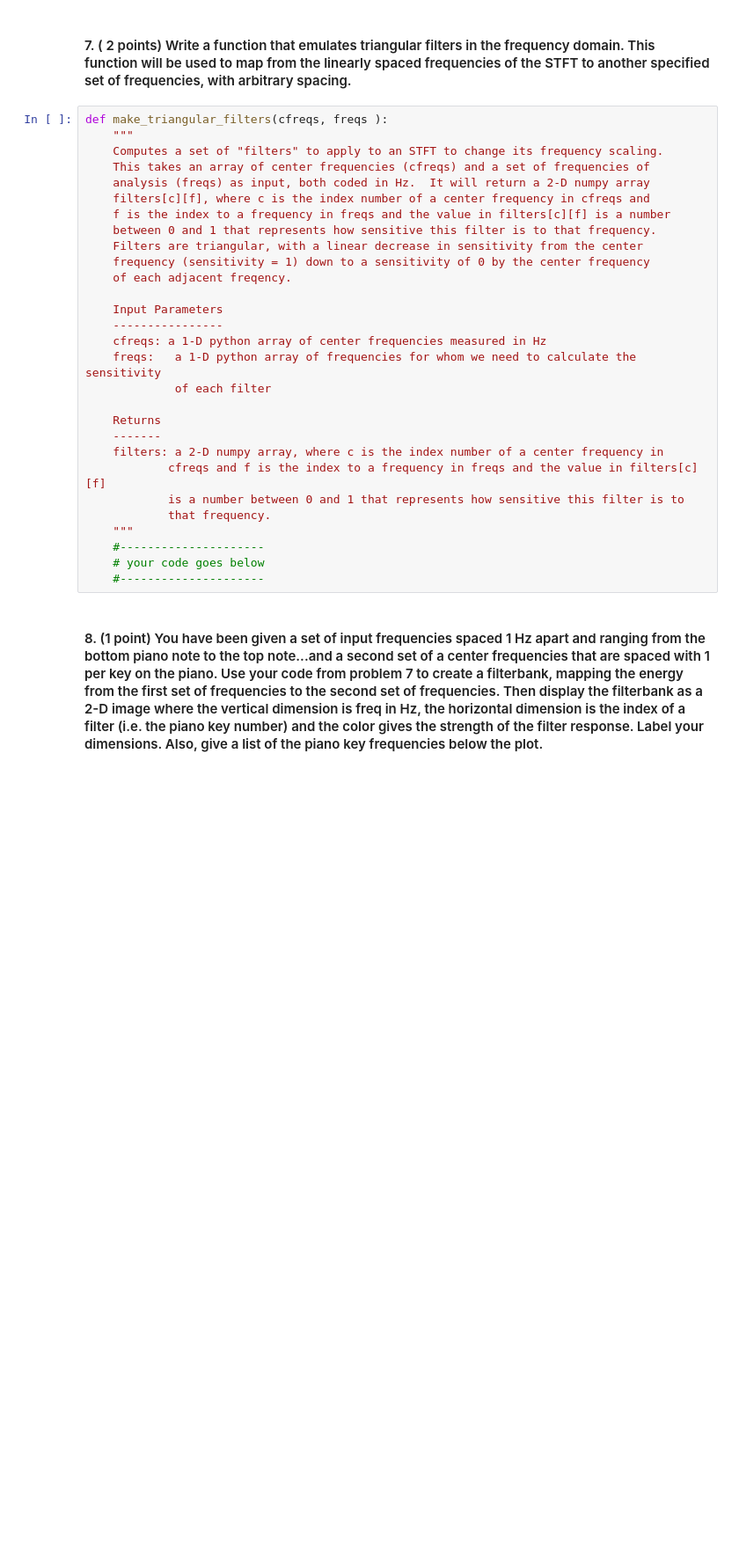
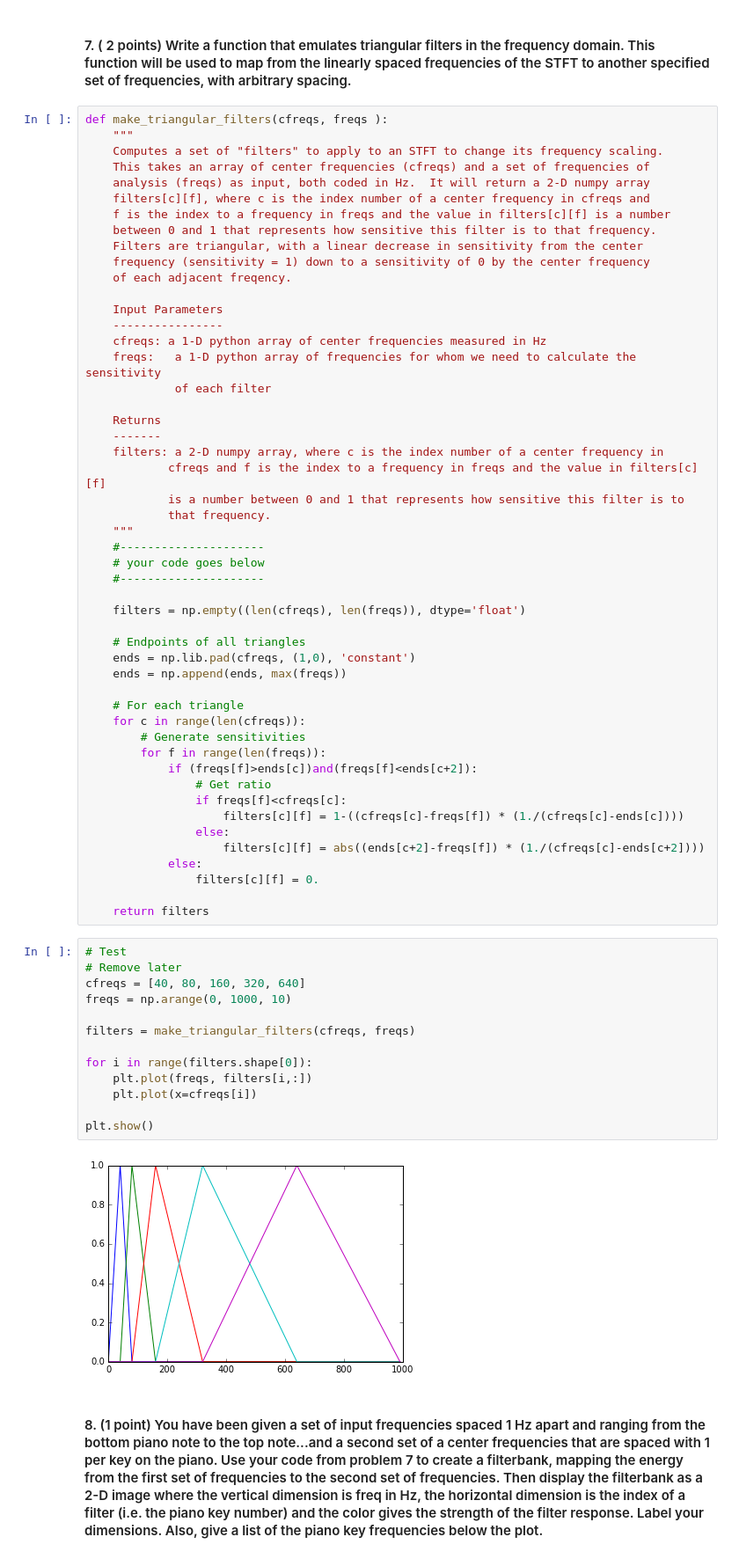
Before and after one commit to hannah-rose/musical_machines, a Jupyter notebook: HW2/HW2.ipynb, the cells around one changed output. Shown at 88% size. Saved outputs shown, nothing was run; the diff lists cells and outputs as text; blank space fills up the shorter version.

```diff
--- a/HW2/HW2.ipynb
+++ b/HW2/HW2.ipynb
@@ -302,6 +395,42 @@ def make_triangular_filters(cfreqs, freqs ):
     #---------------------
     # your code goes below
     #---------------------
+
+    filters = np.empty((len(cfreqs), len(freqs)), dtype='float')
+
+    # Endpoints of all triangles
+    ends = np.lib.pad(cfreqs, (1,0), 'constant')
+    ends = np.append(ends, max(freqs))
+
+    # For each triangle
+    for c in range(len(cfreqs)):
+        # Generate sensitivities
+        for f in range(len(freqs)):
+            if (freqs[f]>ends[c])and(freqs[f]<ends[c+2]):
+                # Get ratio
+                if freqs[f]<cfreqs[c]:
+                    filters[c][f] = 1-((cfreqs[c]-freqs[f]) * (1./(cfreqs[c]-ends[c])))
+                else:
+                    filters[c][f] = abs((ends[c+2]-freqs[f]) * (1./(cfreqs[c]-ends[c+2])))
+            else:
+                filters[c][f] = 0.
+
+    return filters
+# %%
+# Test
+# Remove later
+cfreqs = [40, 80, 160, 320, 640]
+freqs = np.arange(0, 1000, 10)
+
+filters = make_triangular_filters(cfreqs, freqs)
+
+for i in range(filters.shape[0]):
+    plt.plot(freqs, filters[i,:])
+    plt.plot(x=cfreqs[i])
+
+plt.show()
+# %% [output]
+[figure, added]
 # %% [markdown]
 #### 8. (1 point) You have been given a set of input frequencies spaced 1 Hz apart and ranging from the bottom piano note to the top note...and a second set of a center frequencies that are spaced with 1 per key on the piano. Use your code from problem 7 to create a filterbank, mapping the energy from the first set of frequencies to the second set of frequencies. Then display the filterbank as a 2-D image where the vertical dimension is freq in Hz, the horizontal dimension is the index of a filter (i.e. the piano key number) and the color gives the strength of the filter response. Label your dimensions. Also, give a list of the piano key frequencies below the plot.
 # %%
```
Also changed, not shown: parts of 12 cells of this notebook.
